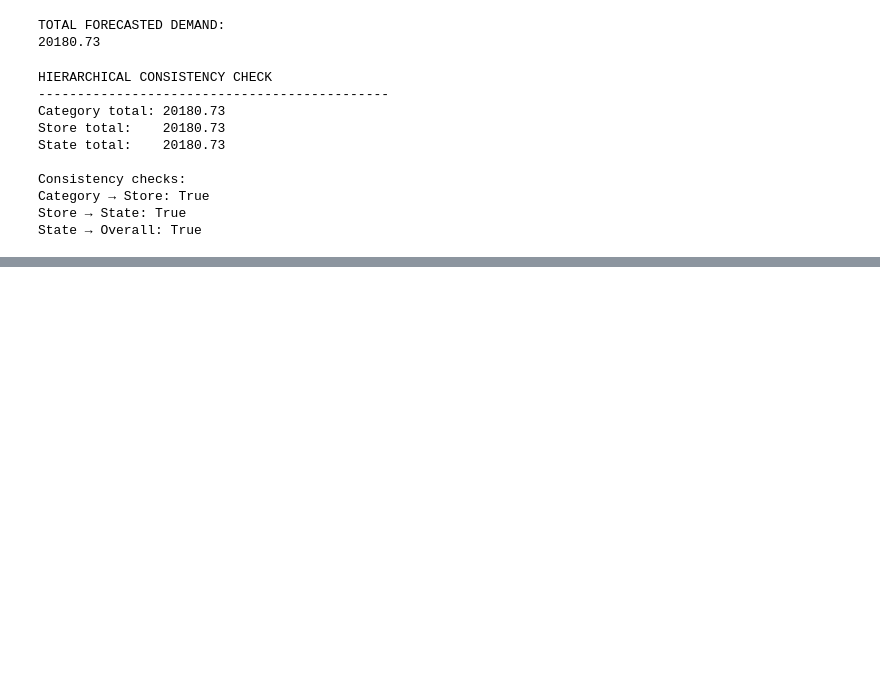
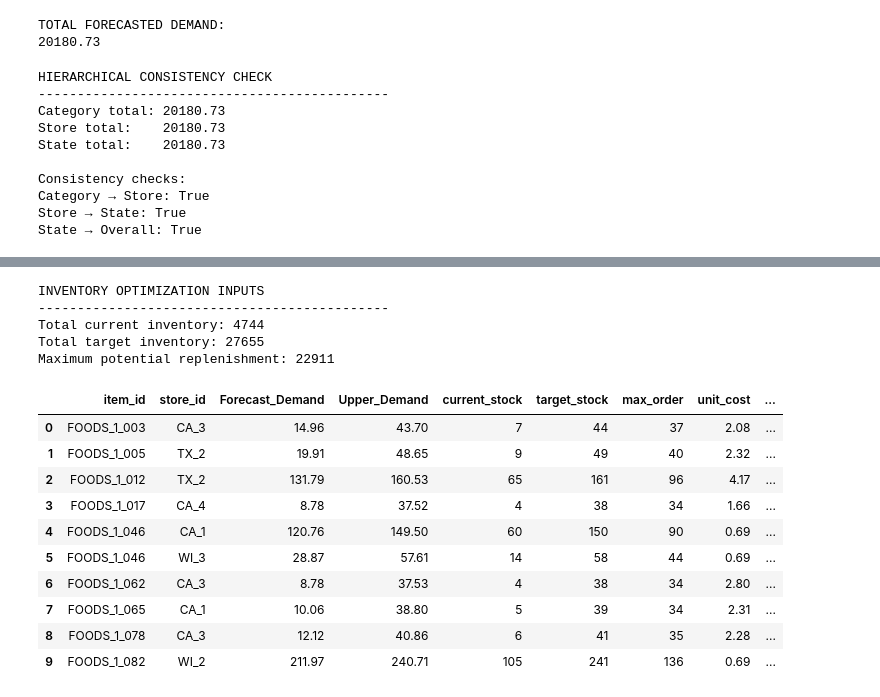
Before and after one commit to saudjabarali/Nexvia-Technologies-Data-Science-Internship, a Jupyter notebook: DS-02_Demand_Forecasting_and_Inventory_Optimization/main2.ipynb, the cells around one changed output, grey strips where cells are left out. Saved outputs shown, nothing was run; the diff lists cells and outputs as text; code cells hidden in the pictures; blank space fills up the shorter version.

Commit message:
Optimized Inventory Purchasing Budget by Store

```diff
--- a/DS-02_Demand_Forecasting_and_Inventory_Optimization/main2.ipynb
+++ b/DS-02_Demand_Forecasting_and_Inventory_Optimization/main2.ipynb
@@ -3008,0 +3358,72 @@ State → Overall: True
+# %%
+import numpy as np
+
+# Scenario-based business assumptions
+inventory_demand["unit_cost"] = (
+    inventory_demand["Average_Selling_Price"] * 0.70
+)
+
+inventory_demand["holding_cost"] = (
+    inventory_demand["unit_cost"] * 0.02
+)
+
+inventory_demand["stockout_penalty"] = (
+    inventory_demand["Average_Selling_Price"] * 0.30
+)
+
+# Simulated on-hand inventory
+inventory_demand["current_stock"] = np.floor(
+    inventory_demand["Forecast_Demand"] * 0.50
+).astype(int)
+
+# Conservative demand target
+inventory_demand["target_stock"] = np.ceil(
+    inventory_demand["Upper_Demand"]
+).astype(int)
+
+# Maximum replenishment quantity
+inventory_demand["max_order"] = (
+    inventory_demand["target_stock"]
+    - inventory_demand["current_stock"]
+).clip(lower=0)
+
+print("INVENTORY OPTIMIZATION INPUTS")
+print("-" * 45)
+
+print("Total current inventory:",
+      inventory_demand["current_stock"].sum())
+
+print("Total target inventory:",
+      inventory_demand["target_stock"].sum())
+
+print("Maximum potential replenishment:",
+      inventory_demand["max_order"].sum())
+
+display(
+    inventory_demand[
+        [
+            "item_id", "store_id", "Forecast_Demand",
+            "Upper_Demand", "current_stock",
+            "target_stock", "max_order",
+            "unit_cost", "holding_cost",
+            "stockout_penalty"
+        ]
+    ].head(10).round(2)
+)
+# %% [output]
+INVENTORY OPTIMIZATION INPUTS
+---------------------------------------------
+Total current inventory: 4744
+Total target inventory: 27655
+Maximum potential replenishment: 22911
+|  | item_id | store_id | Forecast_Demand | Upper_Demand | current_stock | target_stock | max_order | unit_cost | ... |
+| 0 | FOODS_1_003 | CA_3 | 14.96 | 43.70 | 7 | 44 | 37 | 2.08 | ... |
+| 1 | FOODS_1_005 | TX_2 | 19.91 | 48.65 | 9 | 49 | 40 | 2.32 | ... |
+| 2 | FOODS_1_012 | TX_2 | 131.79 | 160.53 | 65 | 161 | 96 | 4.17 | ... |
+| 3 | FOODS_1_017 | CA_4 | 8.78 | 37.52 | 4 | 38 | 34 | 1.66 | ... |
+| 4 | FOODS_1_046 | CA_1 | 120.76 | 149.50 | 60 | 150 | 90 | 0.69 | ... |
+| 5 | FOODS_1_046 | WI_3 | 28.87 | 57.61 | 14 | 58 | 44 | 0.69 | ... |
+| 6 | FOODS_1_062 | CA_3 | 8.78 | 37.53 | 4 | 38 | 34 | 2.80 | ... |
+| 7 | FOODS_1_065 | CA_1 | 10.06 | 38.80 | 5 | 39 | 34 | 2.31 | ... |
+| 8 | FOODS_1_078 | CA_3 | 12.12 | 40.86 | 6 | 41 | 35 | 2.28 | ... |
+| 9 | FOODS_1_082 | WI_2 | 211.97 | 240.71 | 105 | 241 | 136 | 0.69 | ... |
```
Also changed, not shown: parts of 16 cells of this notebook.
